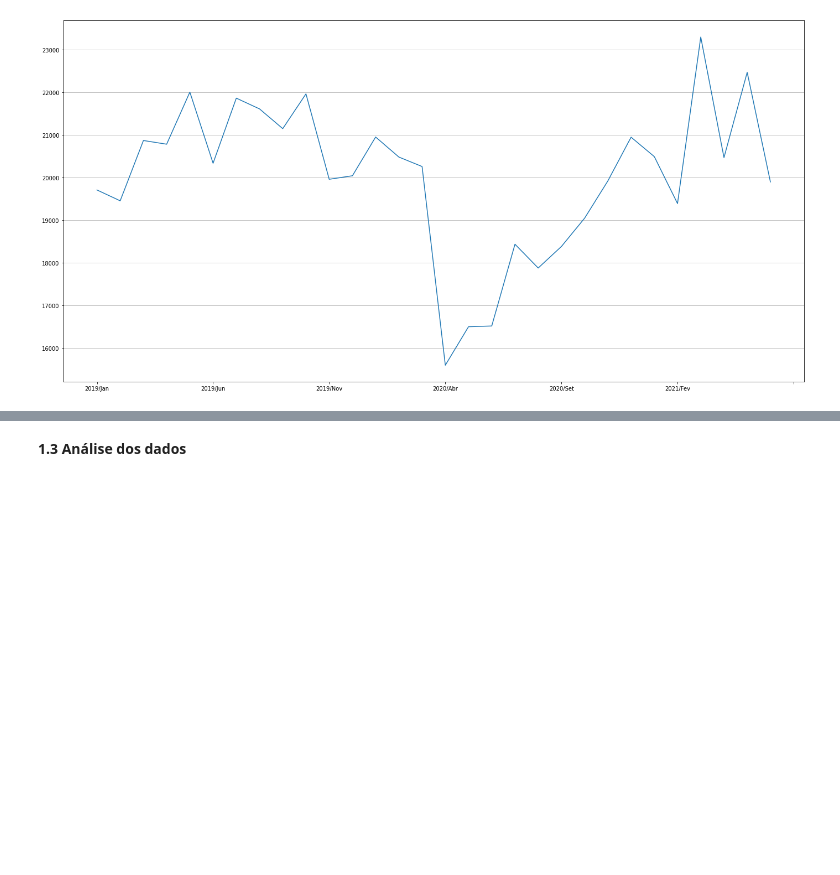
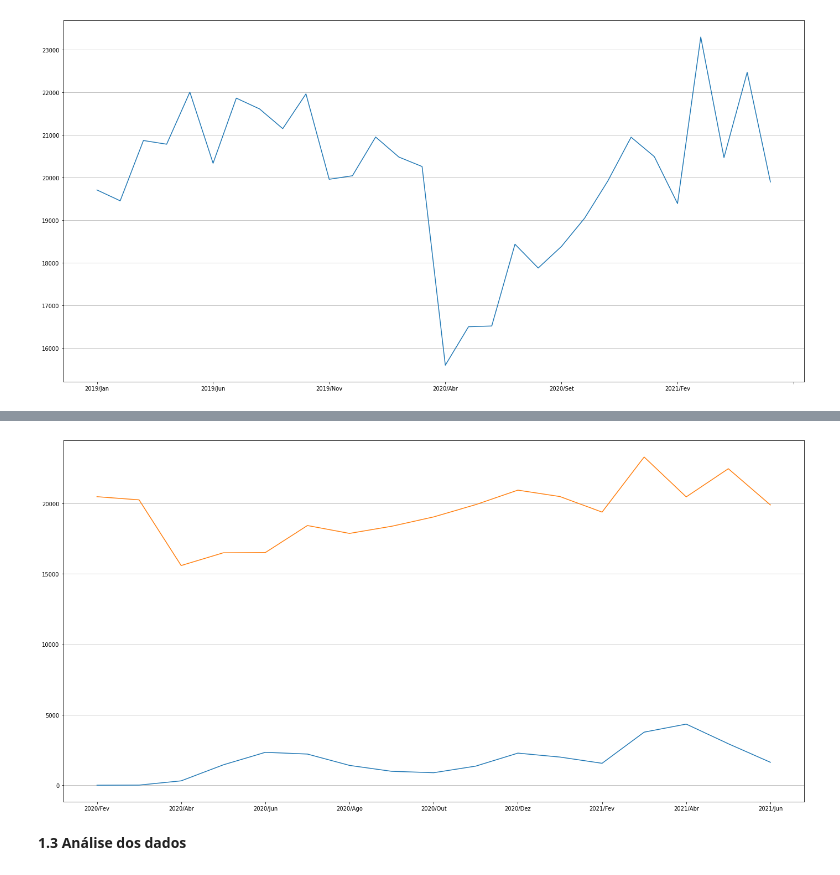
Before and after one commit to jhonnyribeiro/bootcamp-data-science, a Jupyter notebook: desafio_modulo_01.ipynb, the cells around one changed output, grey strips where cells are left out. Cells and saved outputs as stored; diff of their text form; code cells hidden in the pictures; blank space fills up the shorter version.

```diff
--- a/desafio_modulo_01.ipynb
+++ b/desafio_modulo_01.ipynb
@@ -55,0 +79,5 @@ plt.grid(axis="y")
+# %%
+# fatia internação geral
+meses_analise = internacao_geral.columns[-17:]
+internacao_geral = internacao_geral[meses_analise]
+internacao_geral
@@ -56,3 +97,11 @@ plt.grid(axis="y")
+# %%
+#grafico espirito santo
+
+ax = internacao_covid.loc["32 Espírito Santo"].T.plot(figsize=(24,12))
+internacao_geral.loc["32 Espírito Santo"].T.plot(figsize=(24,12),ax=ax)
+plt.grid(axis="y")
+# %% [output]
+[figure, added]
 # %% [markdown]
 **1.3 Análise dos dados**
 # %% [markdown]
```
Also changed, not shown: parts of 4 cells of this notebook.
